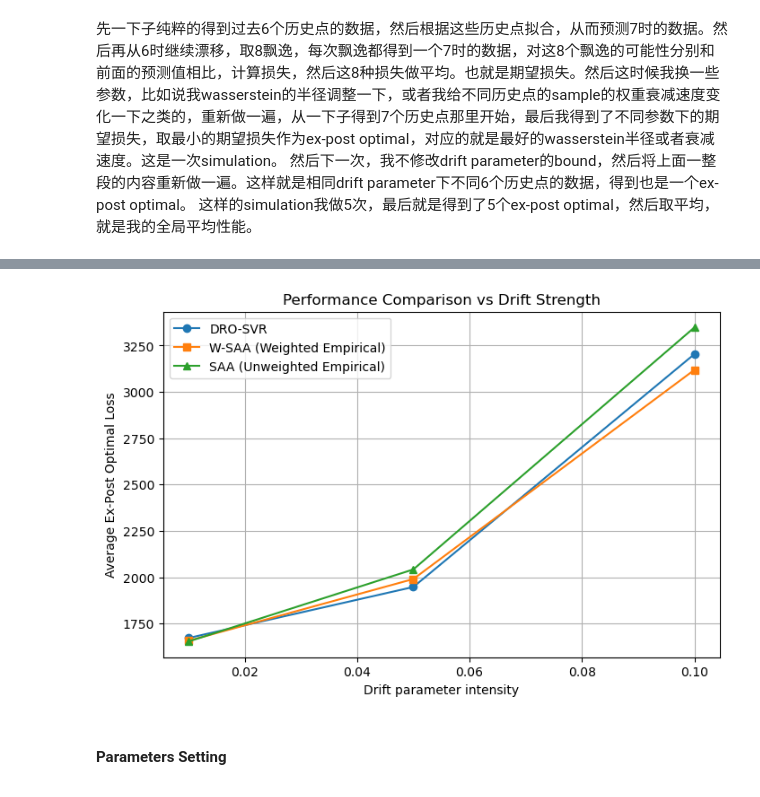
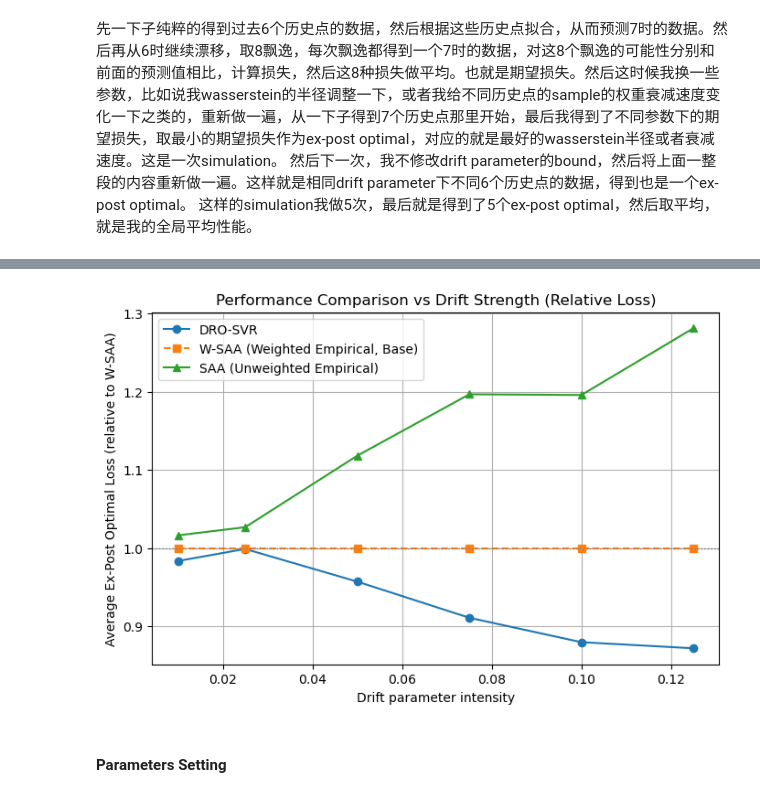
Before and after one commit to ujicrush/SP2, a Jupyter notebook: corollary problem comparison.ipynb, the cells around one changed output, grey strips where cells are left out. Saved outputs shown, nothing was run; the diff lists cells and outputs as text; code cells hidden in the pictures.

Commit message:
increase sample numbers at each time, get similar figure with paper, desirable results

```diff
--- a/corollary problem comparison.ipynb
+++ b/corollary problem comparison.ipynb
@@ -209,7 +209,7 @@ def single_simulation(rng, drift_scale_mu, drift_scale_cov, drift_scale_w, rho_l
       - consider different parameter combinations
       - return average expected loss for each parameter combination
     """
-    T = 6
+    T = 10
     data_stream, mu_hist, Sigma_hist, w_hist = generate_data_stream(rng, T, drift_scale_mu, drift_scale_cov, drift_scale_w, SAMPLES_PER_T)
 
     # training data: first 6 periods (flatten)
@@ -339,7 +339,7 @@ def run_multiple_simulations(num_runs=5, drift_scale_mu=None, drift_scale_cov=0.
 rho_list = [0.1, 0.5, 1.0]
 decay_list = [0.8, 0.9, 0.95]
 
-drift_param_list = [0.01, 0.05, 0.1]
+drift_param_list = [0.01, 0.025, 0.05, 0.075, 0.1, 0.125]
 
 avg_results_all_methods = {
     'DRO-SVR': {},
@@ -358,7 +358,7 @@ for dp in drift_param_list:
         rho_list=rho_list,
         decay_list=decay_list,
         epsilon=8000.0,
-        SAMPLES_PER_T=10
+        SAMPLES_PER_T=20
     )
 
     avg_results_all_methods['DRO-SVR'][dp] = avg_losses['DRO-SVR']
@@ -387,19 +422,28 @@ Drift=0.100, avg DRO loss=3203.93, avg W-SAA loss=3118.92, avg SAA loss=3347.81
 # %%
+drift_params = list(avg_results_all_methods['DRO-SVR'].keys())
+drift_params_array = np.array(drift_params)
+w_saa_losses_array = np.array(list(avg_results_all_methods['W-SAA'].values()))
+
+dro_svr_relative = np.array(list(avg_results_all_methods['DRO-SVR'].values())) / w_saa_losses_array
+saa_relative = np.array(list(avg_results_all_methods['SAA'].values())) / w_saa_losses_array
+w_saa_relative = np.ones_like(w_saa_losses_array)
+
 plt.figure(figsize=(8,5))
-drift_params = list(avg_results_all_methods['DRO-SVR'].keys())
 
-plt.plot(drift_params, list(avg_results_all_methods['DRO-SVR'].values()), marker='o', label='DRO-SVR')
-plt.plot(drift_params, list(avg_results_all_methods['W-SAA'].values()), marker='s', label='W-SAA (Weighted Empirical)')
-plt.plot(drift_params, list(avg_results_all_methods['SAA'].values()), marker='^', label='SAA (Unweighted Empirical)')
+plt.plot(drift_params_array, dro_svr_relative, marker='o', label='DRO-SVR')
+plt.plot(drift_params_array, w_saa_relative, marker='s', linestyle='--', label='W-SAA (Weighted Empirical, Base)')
+plt.plot(drift_params_array, saa_relative, marker='^', label='SAA (Unweighted Empirical)')
+
+plt.axhline(y=1.0, color='gray', linestyle=':', linewidth=1)
 
 plt.xlabel("Drift parameter intensity")
-plt.ylabel("Average Ex-Post Optimal Loss")
-plt.title("Performance Comparison vs Drift Strength")
+plt.ylabel("Average Ex-Post Optimal Loss (relative to W-SAA)")
+plt.title("Performance Comparison vs Drift Strength (Relative Loss)")
 plt.legend()
 plt.grid(True)
 plt.show()
 # %% [output]
-[figure, old version]
+[figure, new version]
 # %% [markdown]
 #### Parameters Setting
 # %%
```
Also changed, not shown: parts of 1 cell of this notebook.
